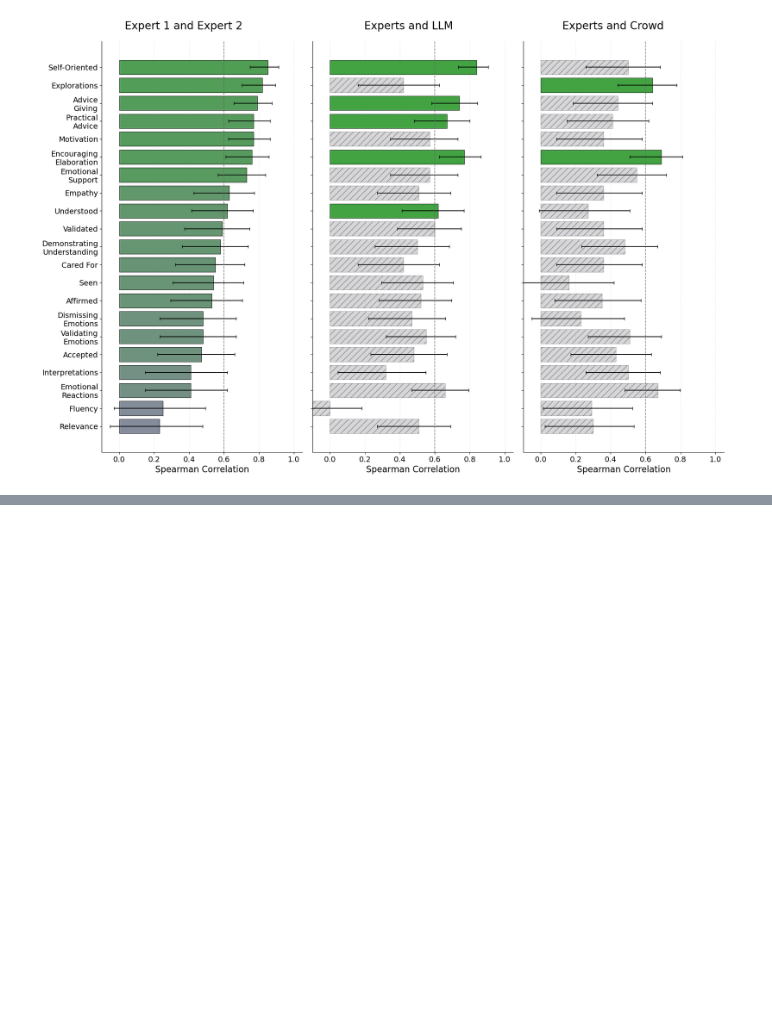
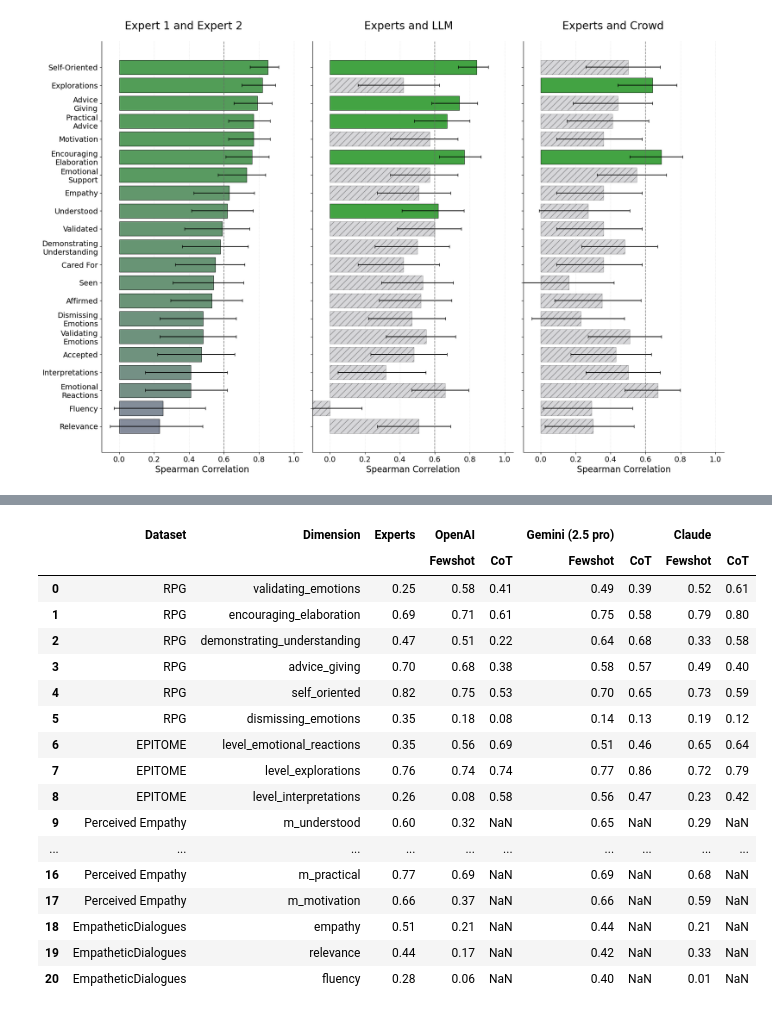
Before and after one commit to Fai-Poungpeth/evaluating-elements-of-empathic-communication, a Jupyter notebook: analysis.ipynb, the cells around one changed output, grey strips where cells are left out. Drawn from its saved outputs; the diff is of its cells as text; code cells hidden in the pictures; blank space fills up the shorter version.

Commit message:
created a more intuitive combined table comparing CoT and Fewshot weighted cohen's kappa across models and dimensions

```diff
--- a/analysis.ipynb
+++ b/analysis.ipynb
@@ -1388,3 +1379,97 @@ final_table
 | 0 | EPITOME Fewshot | level_emotional_reactions | 0.41 | 0.55 | NaN | ... |
 | 1 | EPITOME Fewshot | level_explorations | 0.82 | 0.50 | NaN | ... |
 | 2 | EPITOME Fewshot | level_interpretations | 0.41 | 0.63 | NaN | ... |
+# %%
+columns = [
+    ('Dataset', ''),
+    ('Dimension', ''),
+    ('Experts', ''),
+    ('OpenAI', 'Fewshot'),
+    ('OpenAI', 'CoT'),
+    ('Gemini (2.5 pro)', 'Fewshot'),
+    ('Gemini (2.5 pro)', 'CoT'),
+    ('Claude', 'Fewshot'),
+    ('Claude', 'CoT')
+]
+
+multi_columns = pd.MultiIndex.from_tuples(columns)
+
+df = pd.DataFrame([
+    ['RPG'] * len(rpg_fewshot_corr)
+], index=None).T
+
+df.columns = ['Dataset']
+df['Dimension'] = rpg_fewshot_corr['Dimension']
+df['Experts'] = rpg_fewshot_corr['Experts Weighted Cohen\'s Kappa']
+df[('OpenAI', 'Fewshot')] = rpg_fewshot_corr['GPT 4o Weighted Cohen\'s Kappa']
+df[('OpenAI', 'CoT')] = rpg_cot_corr['GPT 4o Weighted Cohen\'s Kappa']
+df[('Gemini (2.5 pro)', 'Fewshot')] = rpg_fewshot_corr['Gemini 2.5 Pro Weighted Cohen\'s Kappa']
+df[('Gemini (2.5 pro)', 'CoT')] = rpg_cot_corr['Gemini 2.5 Pro Weighted Cohen\'s Kappa']
+df[('Claude', 'Fewshot')] = rpg_fewshot_corr['Claude Weighted Cohen\'s Kappa']
+df[('Claude', 'CoT')] = rpg_cot_corr['Claude Weighted Cohen\'s Kappa']
+
+df2 = pd.DataFrame([
+    ['EPITOME'] * len(epitome_corr)
+], index=None).T
+
+df2.columns = ['Dataset']
+df2['Dimension'] = epitome_corr['Dimension']
+df2['Experts'] = epitome_corr['Experts Weighted Cohen\'s Kappa']
+df2[('OpenAI', 'Fewshot')] = epitome_corr['GPT 4o Weighted Cohen\'s Kappa']
+df2[('OpenAI', 'CoT')] = epitome_cot_corr['GPT 4o Weighted Cohen\'s Kappa']
+df2[('Gemini (2.5 pro)', 'Fewshot')] = epitome_corr['Gemini 2.5 Pro Weighted Cohen\'s Kappa']
+df2[('Gemini (2.5 pro)', 'CoT')] = epitome_cot_corr['Gemini 2.5 Pro Weighted Cohen\'s Kappa']
+df2[('Claude', 'Fewshot')] = epitome_corr['Claude Weighted Cohen\'s Kappa']
+df2[('Claude', 'CoT')] = epitome_cot_corr['Claude Weighted Cohen\'s Kappa']
+
+df3 = pd.DataFrame([
+    ['Perceived Empathy'] * len(perceived_empathy_corr)
+], index=None).T
+
+df3.columns = ['Dataset']
+df3['Dimension'] = perceived_empathy_corr['Dimension']
+df3['Experts'] = perceived_empathy_corr['Experts Weighted Cohen\'s Kappa']
+df3[('OpenAI', 'Fewshot')] = perceived_empathy_corr['GPT 4o Weighted Cohen\'s Kappa']
+#df3[('OpenAI', 'CoT')] = epitome_cot_corr['GPT 4o Weighted Cohen\'s Kappa']
+df3[('Gemini (2.5 pro)', 'Fewshot')] = perceived_empathy_corr['Gemini 2.5 Pro Weighted Cohen\'s Kappa']
+#df3[('Gemini (2.5 pro)', 'CoT')] = epitome_cot_corr['Gemini 2.5 Pro Weighted Cohen\'s Kappa']
+df3[('Claude', 'Fewshot')] = perceived_empathy_corr['Claude Weighted Cohen\'s Kappa']
+#df3[('Claude', 'CoT')] = epitome_cot_corr['Claude Weighted Cohen\'s Kappa']
+
+df4 = pd.DataFrame([
+    ['EmpatheticDialogues'] * len(empathetic_dialogues_corr)
+], index=None).T
+
+df4.columns = ['Dataset']
+df4['Dimension'] = empathetic_dialogues_corr['Dimension']
+df4['Experts'] = empathetic_dialogues_corr['Experts Weighted Cohen\'s Kappa']
+df4[('OpenAI', 'Fewshot')] = empathetic_dialogues_corr['GPT 4o Weighted Cohen\'s Kappa']
+#df4[('OpenAI', 'CoT')] = epitome_cot_corr['GPT 4o Weighted Cohen\'s Kappa']
+df4[('Gemini (2.5 pro)', 'Fewshot')] = empathetic_dialogues_corr['Gemini 2.5 Pro Weighted Cohen\'s Kappa']
+#df4[('Gemini (2.5 pro)', 'CoT')] = epitome_cot_corr['Gemini 2.5 Pro Weighted Cohen\'s Kappa']
+df4[('Claude', 'Fewshot')] = empathetic_dialogues_corr['Claude Weighted Cohen\'s Kappa']
+#df4[('Claude', 'CoT')] = epitome_cot_corr['Claude Weighted Cohen\'s Kappa']
+
+combined = pd.concat([df, df2, df3, df4], ignore_index=True)
+combined.columns = multi_columns
+
+combined
+# %% [output]
+|  | Dataset | Dimension | Experts | OpenAI |  | Gemini (2.5 pro) |  | Claude |  |
+|  |  |  |  | Fewshot | CoT | Fewshot | CoT | Fewshot | CoT |
+| 0 | RPG | validating_emotions | 0.25 | 0.58 | 0.41 | 0.49 | 0.39 | 0.52 | 0.61 |
+| 1 | RPG | encouraging_elaboration | 0.69 | 0.71 | 0.61 | 0.75 | 0.58 | 0.79 | 0.80 |
+| 2 | RPG | demonstrating_understanding | 0.47 | 0.51 | 0.22 | 0.64 | 0.68 | 0.33 | 0.58 |
+| 3 | RPG | advice_giving | 0.70 | 0.68 | 0.38 | 0.58 | 0.57 | 0.49 | 0.40 |
+| 4 | RPG | self_oriented | 0.82 | 0.75 | 0.53 | 0.70 | 0.65 | 0.73 | 0.59 |
+| 5 | RPG | dismissing_emotions | 0.35 | 0.18 | 0.08 | 0.14 | 0.13 | 0.19 | 0.12 |
+| 6 | EPITOME | level_emotional_reactions | 0.35 | 0.56 | 0.69 | 0.51 | 0.46 | 0.65 | 0.64 |
+| 7 | EPITOME | level_explorations | 0.76 | 0.74 | 0.74 | 0.77 | 0.86 | 0.72 | 0.79 |
+| 8 | EPITOME | level_interpretations | 0.26 | 0.08 | 0.58 | 0.56 | 0.47 | 0.23 | 0.42 |
+| 9 | Perceived Empathy | m_understood | 0.60 | 0.32 | NaN | 0.65 | NaN | 0.29 | NaN |
+| ... | ... | ... | ... | ... | ... | ... | ... | ... | ... |
+| 16 | Perceived Empathy | m_practical | 0.77 | 0.69 | NaN | 0.69 | NaN | 0.68 | NaN |
+| 17 | Perceived Empathy | m_motivation | 0.66 | 0.37 | NaN | 0.66 | NaN | 0.59 | NaN |
+| 18 | EmpatheticDialogues | empathy | 0.51 | 0.21 | NaN | 0.44 | NaN | 0.21 | NaN |
+| 19 | EmpatheticDialogues | relevance | 0.44 | 0.17 | NaN | 0.42 | NaN | 0.33 | NaN |
+| 20 | EmpatheticDialogues | fluency | 0.28 | 0.06 | NaN | 0.40 | NaN | 0.01 | NaN |
```
Also changed, not shown: parts of 1 cell of this notebook, 4 other files.
